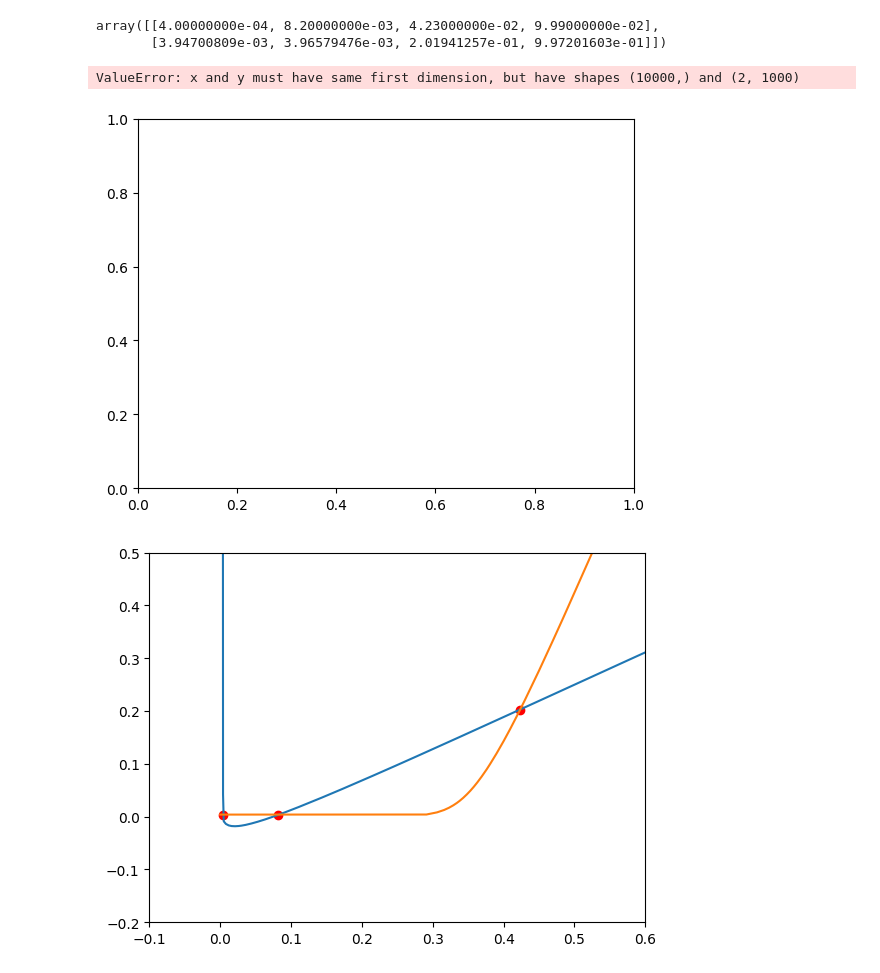
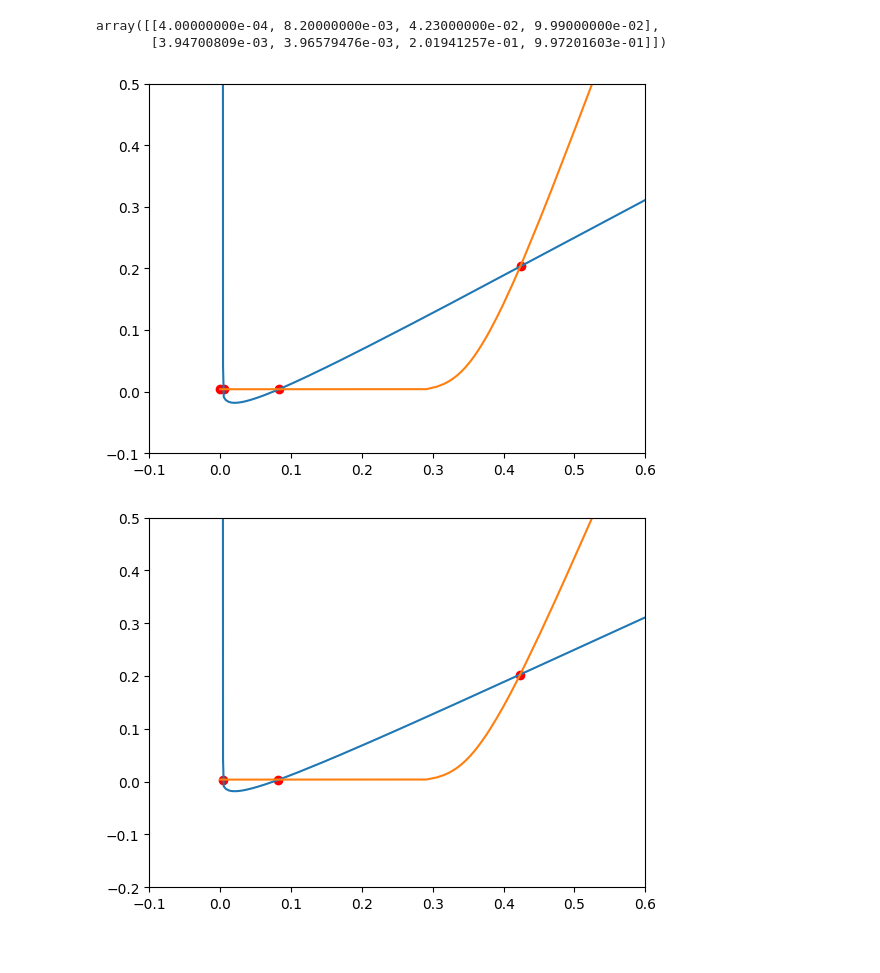
Before and after one commit to nbj2008/wilson_cowan_2d, a Jupyter notebook: notebooks/calculate_nulclines.ipynb, the cells around one changed output. Saved outputs shown, nothing was run; the diff lists cells and outputs as text; code cells hidden in the pictures.

Commit message:
Added nulcline function to kernel classes

```diff
--- a/notebooks/calculate_nulclines.ipynb
+++ b/notebooks/calculate_nulclines.ipynb
@@ -55,39 +55,38 @@ def calc_nulclines(params, interp_prec=1e-3, fit_points=250):
     vus = _generate_fits(v_func, vvs)
 
     tt = np.arange(0, 1, interp_prec)
     nucs = _interpolate_nulclines((uus, uvs), (vus, vvs), tt)
     return tuple(np.stack((tt, n)) for n in nucs)
 
 def _generate_fits(func, rang = np.linspace(0, 1, 250)):
     return [opt.minimize(func, v, args=(v), method='nelder-mead').x[0] for v in rang]
 
 def _interpolate_nulclines(us, vs, interp_range=np.arange(0, 1, 1e-3)):
     return [np.interp(interp_range, ncs[0], ncs[1]) for ncs in (us, vs)]
 
 def _find_cross_points(rang, uinterp, vinterp):
     rr = np.sign(uinterp - vinterp)
     cond = np.where(rr -np.roll(rr,  1) !=0)
     rx = rang[cond]
     vx = vinterp[cond]
 
     return np.stack([rx, vx])
 
 def _u_min_func(v, u, params):
     return np.abs(param.F(param.A[0,0]*u - param.A[0,1]*v - param.Θ[0]) - u)
 
 def _v_min_func(u, v, params):
     return np.abs(param.F(param.A[1,0]*u - param.A[1,1]*v - param.Θ[1]) - v)
 
-uinterp, vinterp =
+uinterp, vinterp, cps = calc_nulclines_crosspoints(param)
 
-_ = plt.plot(tt, uinterp)
-_ = plt.plot(tt, vinterp)
-_ = plt.scatter(tx, vx, c='r')
+_ = plt.plot(*uinterp)
+_ = plt.plot(*vinterp)
+_ = plt.scatter(*cps, c='r')
 _ = plt.xlim(-0.1,0.6)
 _ = plt.ylim(-0.1,0.5)
 # %% [output]
-ValueError: x and y must have same first dimension, but have shapes (10000,) and (2, 1000)
-[figure, old version]
+[figure, new version]
 # %%
 param = wck.DefaultParams(τ = np.array([τe, τi]), η = 0.1, size = 2**8)
 # param.A = np.array([[1, 1.5],[1, 0.25]])
```
Also changed, not shown: parts of 2 cells of this notebook, 2 other files.
